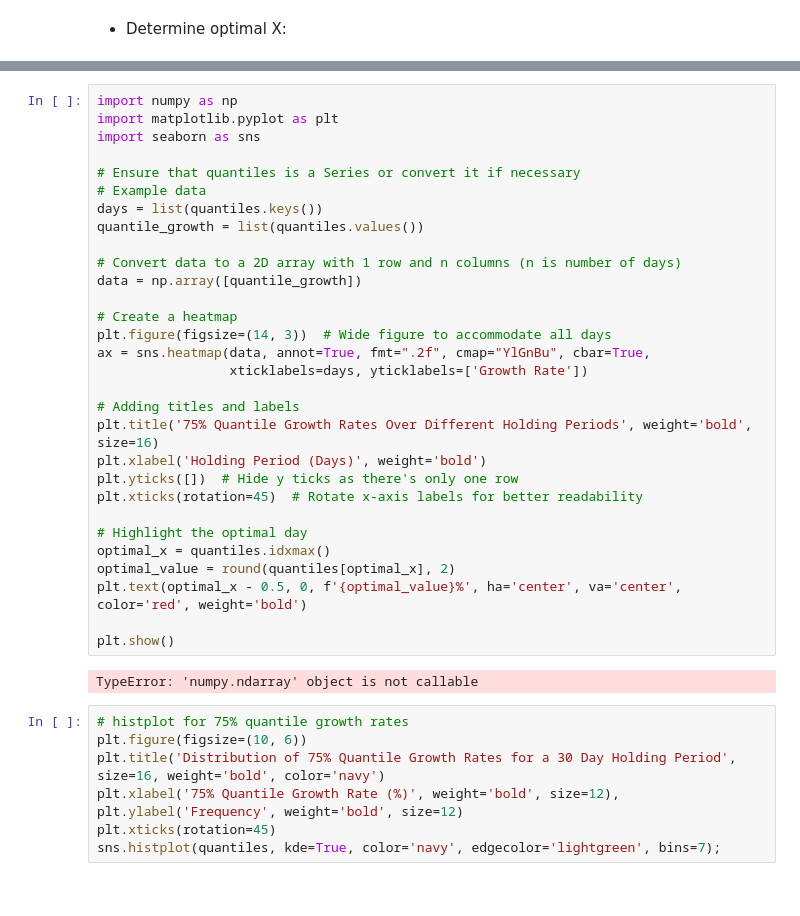
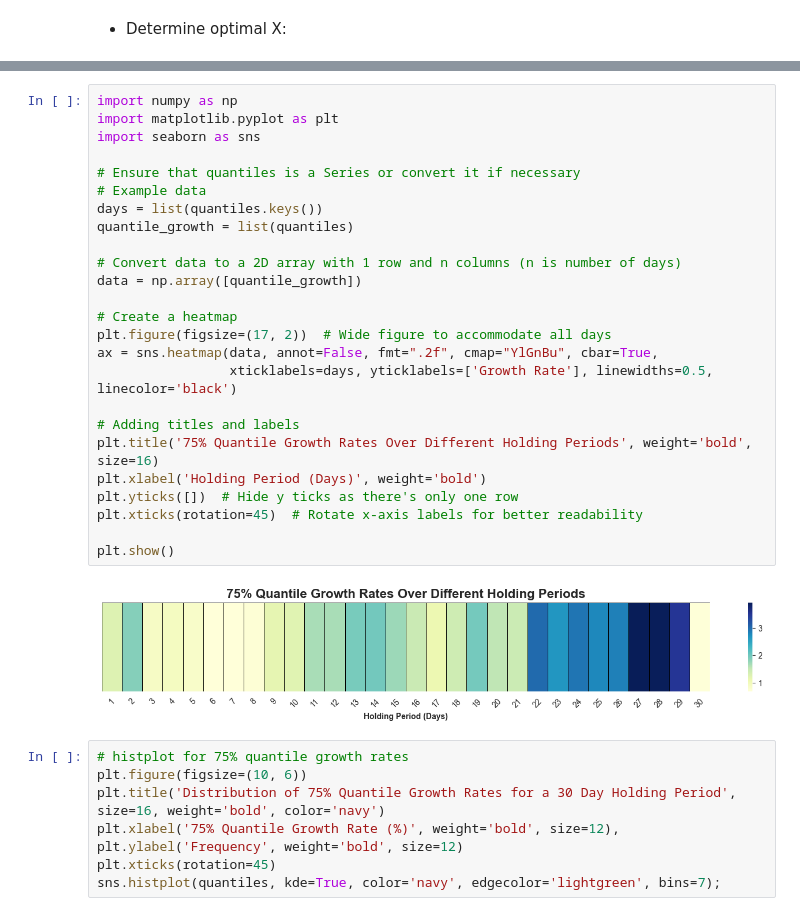
Before and after one commit to Ocean-code-1995/stock-market-analytics-zoomcamp, a Jupyter notebook: Module2/homework2.ipynb, the cells around one changed output, grey strips where cells are left out. Cells and saved outputs as stored; diff of their text form.

```diff
--- a/Module2/homework2.ipynb
+++ b/Module2/homework2.ipynb
@@ -703,35 +714,30 @@ plt.show()
 # %%
 import numpy as np
 import matplotlib.pyplot as plt
 import seaborn as sns
 
 # Ensure that quantiles is a Series or convert it if necessary
 # Example data
 days = list(quantiles.keys())
-quantile_growth = list(quantiles.values())
+quantile_growth = list(quantiles)
 
 # Convert data to a 2D array with 1 row and n columns (n is number of days)
 data = np.array([quantile_growth])
 
 # Create a heatmap
-plt.figure(figsize=(14, 3))  # Wide figure to accommodate all days
-ax = sns.heatmap(data, annot=True, fmt=".2f", cmap="YlGnBu", cbar=True,
-                 xticklabels=days, yticklabels=['Growth Rate'])
+plt.figure(figsize=(17, 2))  # Wide figure to accommodate all days
+ax = sns.heatmap(data, annot=False, fmt=".2f", cmap="YlGnBu", cbar=True,
+                 xticklabels=days, yticklabels=['Growth Rate'], linewidths=0.5, linecolor='black')
 
 # Adding titles and labels
 plt.title('75% Quantile Growth Rates Over Different Holding Periods', weight='bold', size=16)
 plt.xlabel('Holding Period (Days)', weight='bold')
 plt.yticks([])  # Hide y ticks as there's only one row
 plt.xticks(rotation=45)  # Rotate x-axis labels for better readability
 
-# Highlight the optimal day
-optimal_x = quantiles.idxmax()
-optimal_value = round(quantiles[optimal_x], 2)
-plt.text(optimal_x - 0.5, 0, f'{optimal_value}%', ha='center', va='center', color='red', weight='bold')
-
 plt.show()
 # %% [output]
-TypeError: 'numpy.ndarray' object is not callable
+[figure, added]
 # %%
 # histplot for 75% quantile growth rates
 plt.figure(figsize=(10, 6))
```
Also changed, not shown: parts of 15 cells of this notebook.
